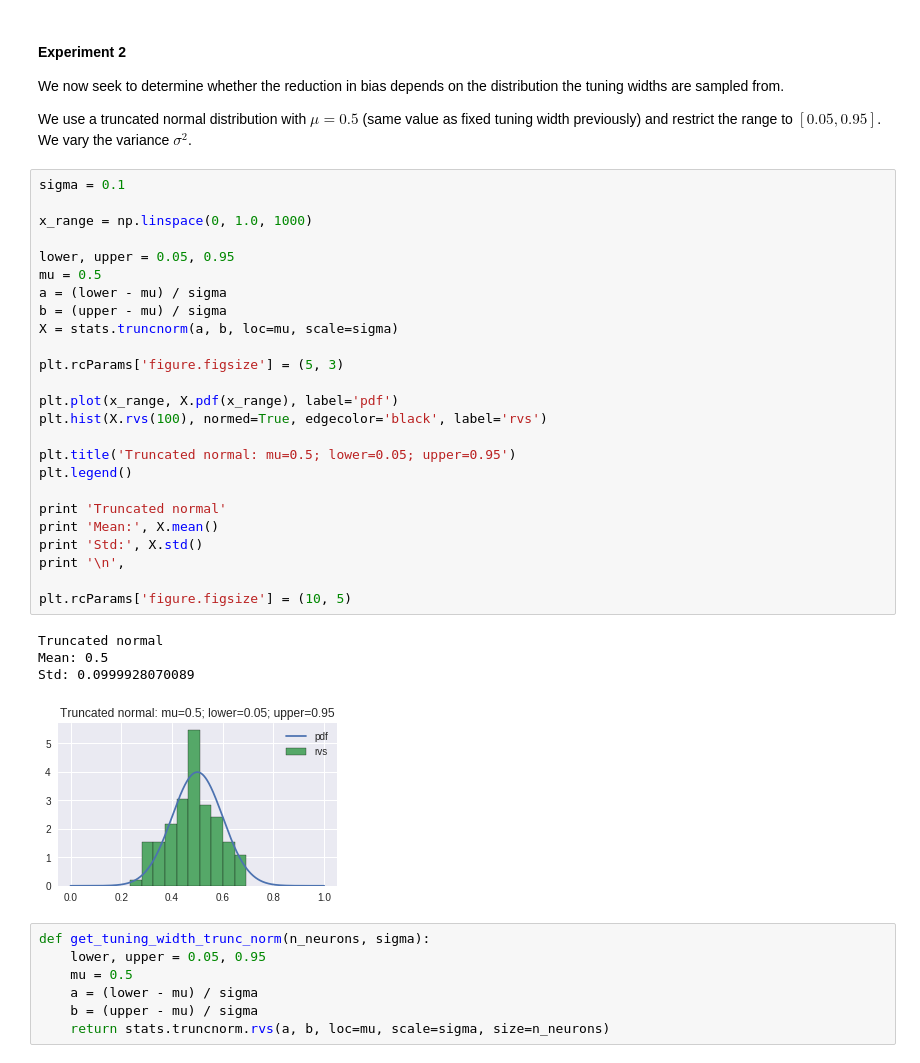
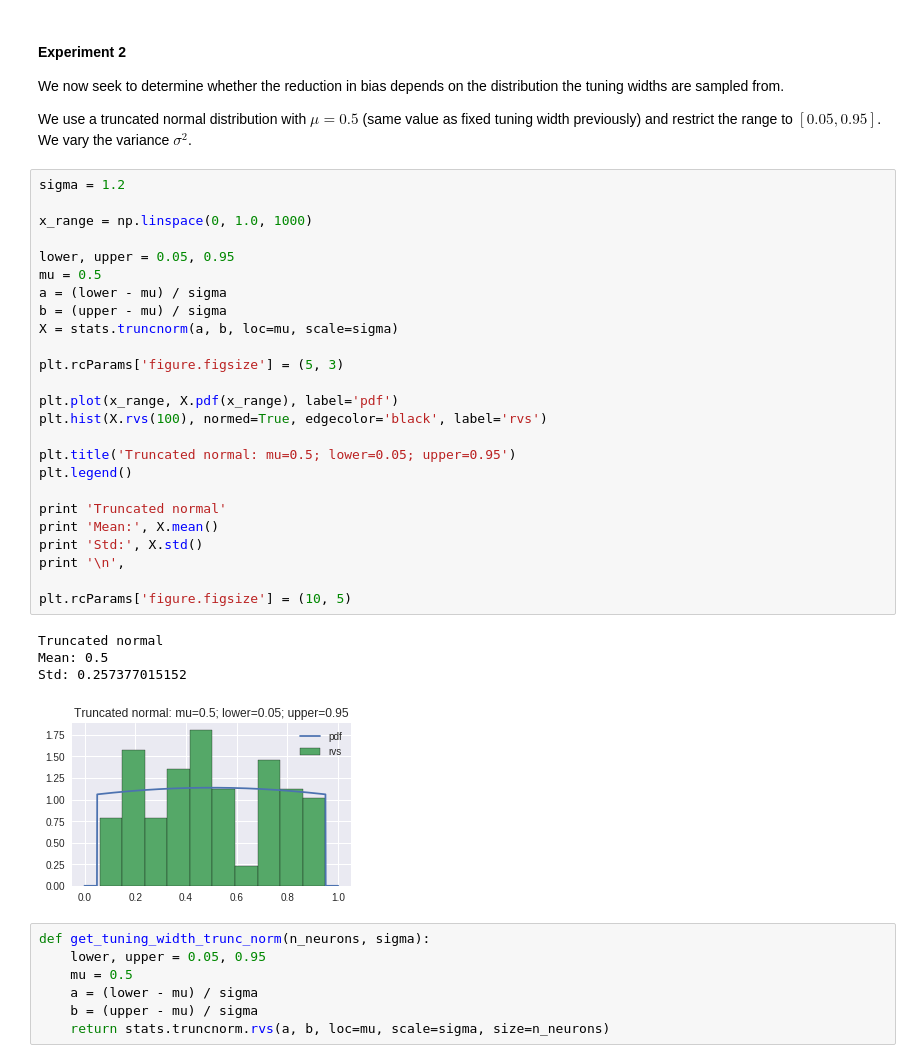
Before and after one commit to dtailor17/neural-population-codes, a Jupyter notebook: heterogeneity_tuning_width.ipynb, the cells around one changed output. Drawn from its saved outputs; the diff is of its cells as text.

```diff
--- a/heterogeneity_tuning_width.ipynb
+++ b/heterogeneity_tuning_width.ipynb
@@ -321,35 +321,35 @@ We now seek to determine whether the reduction in bias depends on the distributi
 
 We use a truncated normal distribution with $\mu=0.5$ (same value as fixed tuning width previously) and restrict the range to $[0.05, 0.95]$. We vary the variance $\sigma^2$.
 # %%
-sigma = 0.1
+sigma = 1.2
 
 x_range = np.linspace(0, 1.0, 1000)
 
 lower, upper = 0.05, 0.95
 mu = 0.5
 a = (lower - mu) / sigma
 b = (upper - mu) / sigma
 X = stats.truncnorm(a, b, loc=mu, scale=sigma)
 
 plt.rcParams['figure.figsize'] = (5, 3)
 
 plt.plot(x_range, X.pdf(x_range), label='pdf')
 plt.hist(X.rvs(100), normed=True, edgecolor='black', label='rvs')
 
 plt.title('Truncated normal: mu=0.5; lower=0.05; upper=0.95')
 plt.legend()
 
 print 'Truncated normal'
 print 'Mean:', X.mean()
 print 'Std:', X.std()
 print '\n',
 
 plt.rcParams['figure.figsize'] = (10, 5)
 # %% [output]
 Truncated normal
 Mean: 0.5
-Std: 0.0999928070089
+Std: 0.257377015152
-[figure, old version]
+[figure, new version]
 # %%
 def get_tuning_width_trunc_norm(n_neurons, sigma):
     lower, upper = 0.05, 0.95
```
Also changed, not shown: parts of 8 cells of this notebook, 3 other files.
